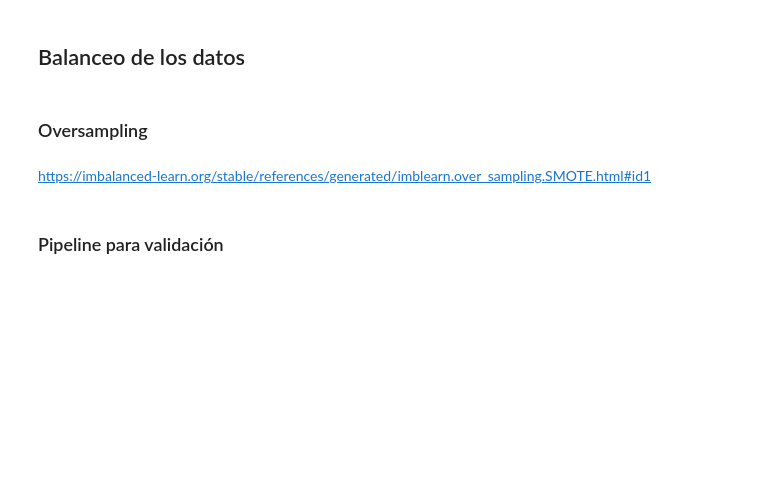
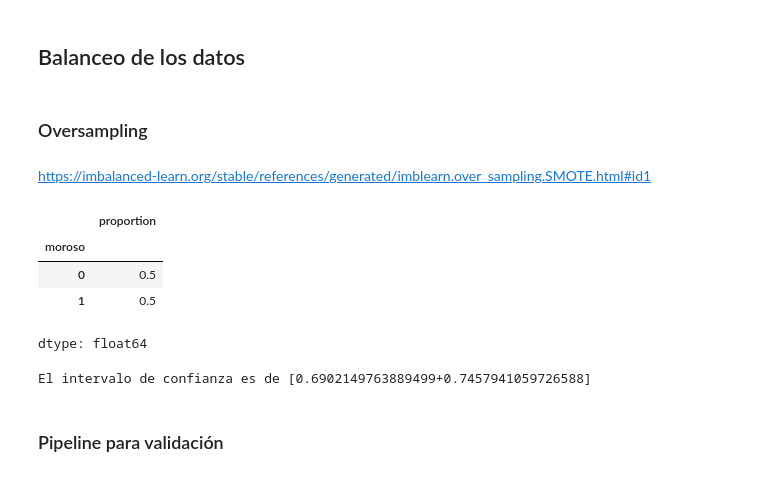
Before and after one commit to MiguelFigueroa02/alura_Machine_Learning, a Jupyter notebook: metricas/Clasificacion_validacion_y_metricas.ipynb, the cells around one changed output. Drawn from its saved outputs; the diff is of its cells as text; code cells hidden in the pictures; blank space fills up the shorter version.

```diff
--- a/metricas/Clasificacion_validacion_y_metricas.ipynb
+++ b/metricas/Clasificacion_validacion_y_metricas.ipynb
@@ -346,0 +349,12 @@ https://imbalanced-learn.org/stable/references/generated/imblearn.over_sampling.
+# %%
+oversampling = SMOTE()
+x_balanceada,y_balanceada = oversampling.fit_resample(X,y)
+# %%
+
+y_balanceada.value_counts(normalize=True)
+# %% [output]
+|  | proportion |
+| moroso |  |
+| 0 | 0.5 |
+| 1 | 0.5 |
+dtype: float64
@@ -347,2 +365,6 @@ https://imbalanced-learn.org/stable/references/generated/imblearn.over_sampling.
+# %%
+intervalo_confianza(cv_resultados)
+# %% [output]
+El intervalo de confianza es de [0.6902149763889499+0.7457941059726588]
 # %% [markdown]
 ### Pipeline para validación
```
Also changed, not shown: parts of 34 cells of this notebook.
